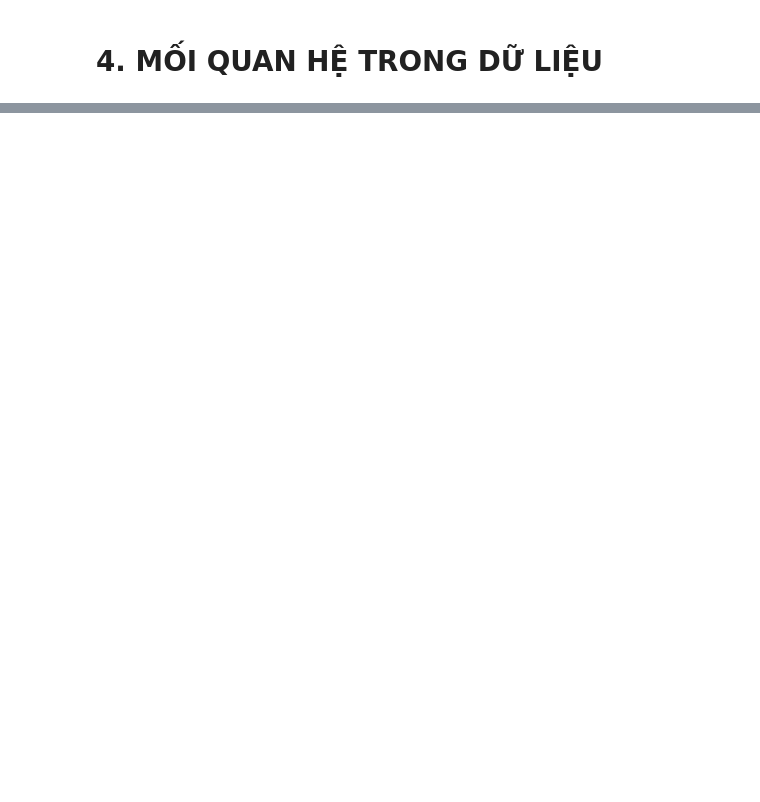
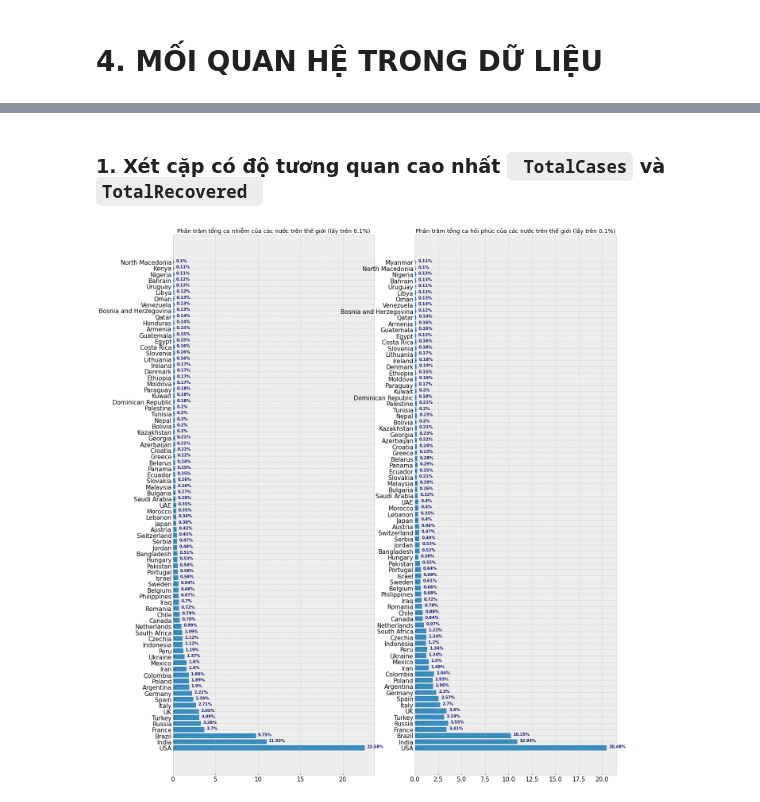
Before and after one commit to Truong1311/Lab01-CoronaVirus, a Jupyter notebook: Summary.ipynb, the cells around one changed output, grey strips where cells are left out. Cells and saved outputs as stored; diff of their text form; code cells hidden in the pictures; blank space fills up the shorter version.

```diff
--- a/Summary.ipynb
+++ b/Summary.ipynb
@@ -222,0 +345,18 @@ for i in range(3):
+# %%
+fig, ax = plt.subplots(1,2, figsize=(20,25))
+
+def plot_ratio_barh(df, colname, ax, min_sup, title):
+    data = df[colname]/df[colname].sum()*100
+    data = data[data > min_sup]
+    ax.barh(y=df['Country,Other'].iloc[data.index], width=data)
+    ax.tick_params(axis='both', which='major', labelsize=15)
+    ax.set_title(title)
+    for i, v in enumerate(data):
+        ax.text(v + 0.25, i, str(round(v,2)) + '%', color='midNightBlue', fontweight='bold')
+
+
+title='Phần trăm tổng ca nhiễm của các nước trên thế giới (lấy trên 0.5%)'
+plot_ratio_barh(df, 'TotalCases', ax[0], min_sup=0.5, title=title)
+
+title='Phần trăm tổng ca nghiêm trọng của các nước trên thế giới (lấy trên 0.5%)'
+plot_ratio_barh(df, 'Serious,Critical', ax[1], min_sup=0.5, title=title)
@@ -222,0 +388,22 @@ for i in range(3):
+# %% [markdown]
+### 1. Xét cặp có độ tương quan cao nhất ` TotalCases` và `TotalRecovered `
+# %%
+fig, ax = plt.subplots(1,2, figsize=(20,25))
+
+def plot_ratio_barh(df, colname, ax, min_sup, title):
+    data = df[colname]/df[colname].sum()*100
+    data = data[data > min_sup]
+    ax.barh(y=df['Country,Other'].iloc[data.index], width=data)
+    ax.tick_params(axis='both', which='major', labelsize=15)
+    ax.set_title(title)
+    for i, v in enumerate(data):
+        ax.text(v + 0.25, i, str(round(v,2)) + '%', color='midNightBlue', fontweight='bold')
+
+
+title='Phần trăm tổng ca nhiễm của các nước trên thế giới (lấy trên 0.1%)'
+plot_ratio_barh(df, 'TotalCases', ax[0], min_sup=0.1, title=title)
+
+title='Phần trăm tổng ca hồi phúc của các nước trên thế giới (lấy trên 0.1%)'
+plot_ratio_barh(df, 'TotalRecovered', ax[1], min_sup=0.1, title=title)
+# %% [output]
+[figure, added]
```
Also changed, not shown: parts of 22 cells of this notebook.
